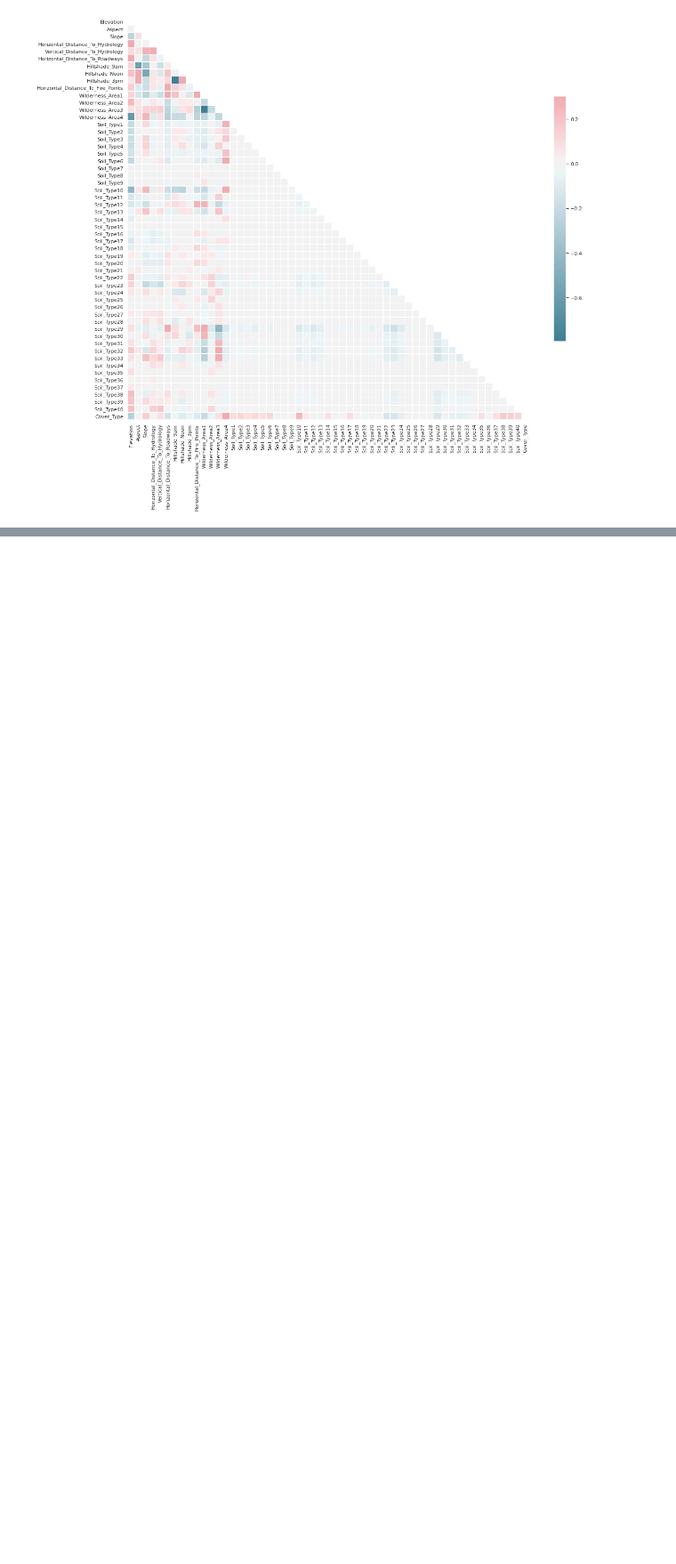
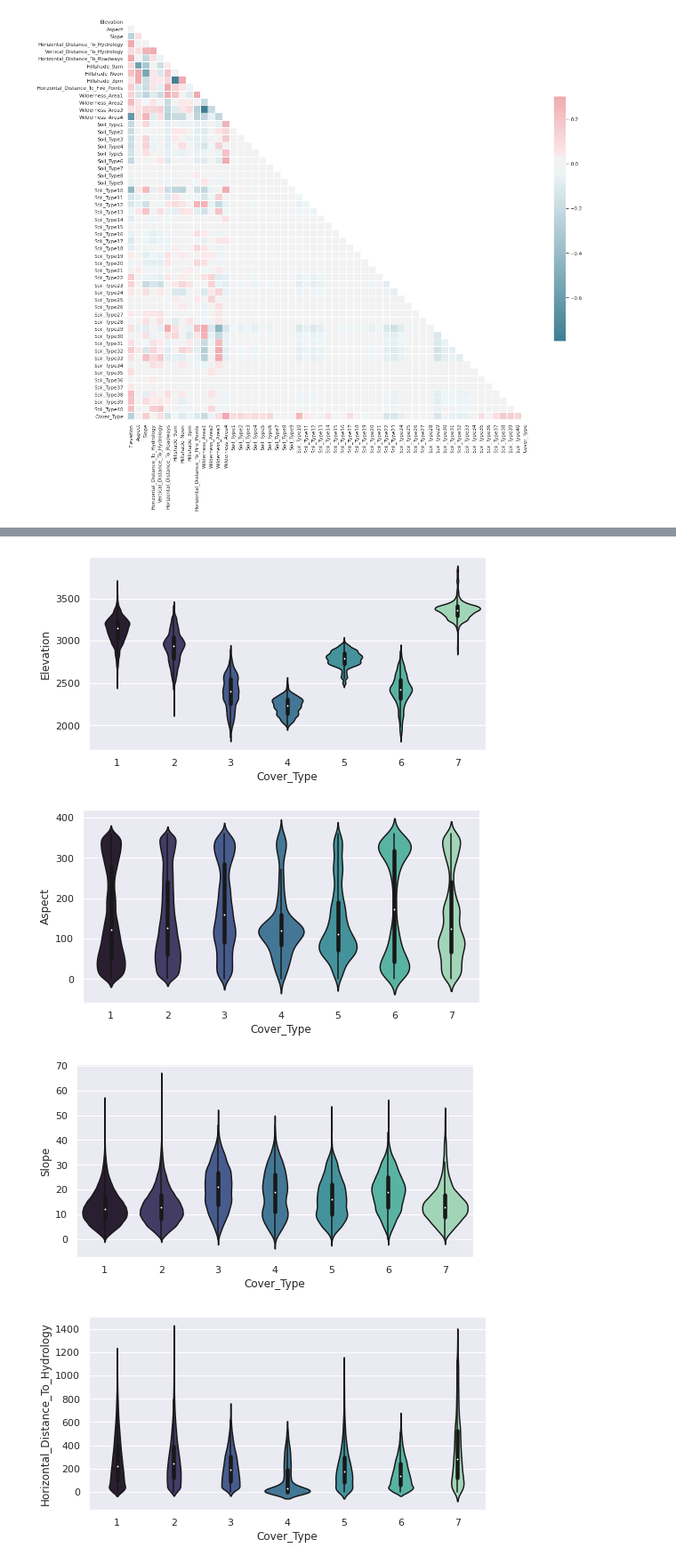
Before and after one commit to patakib/forest-cover-analysis, a Jupyter notebook: forest-cover.ipynb, the cells around one changed output, grey strips where cells are left out. Shown at 89% size. Cells and saved outputs as stored; diff of their text form; code cells hidden in the pictures; blank space fills up the shorter version.

```diff
--- a/forest-cover.ipynb
+++ b/forest-cover.ipynb
@@ -138,0 +209,11 @@ sb.heatmap(df_corr, mask=mask_train, cmap=cmap_train, vmax=.3, center=0,
+# %%
+df['Cover_Type']=df['Cover_Type'].astype('category')
+
+for i, col in enumerate(cont_df.columns):
+    plt.figure(i,figsize=(8,4))
+    sb.violinplot(x=df['Cover_Type'], y=col, data=df, palette="mako")
+# %% [output]
+[figure, added]
+[figure, added]
+[figure, added]
+[figure, added]
```
Also changed, not shown: parts of 11 cells of this notebook.
